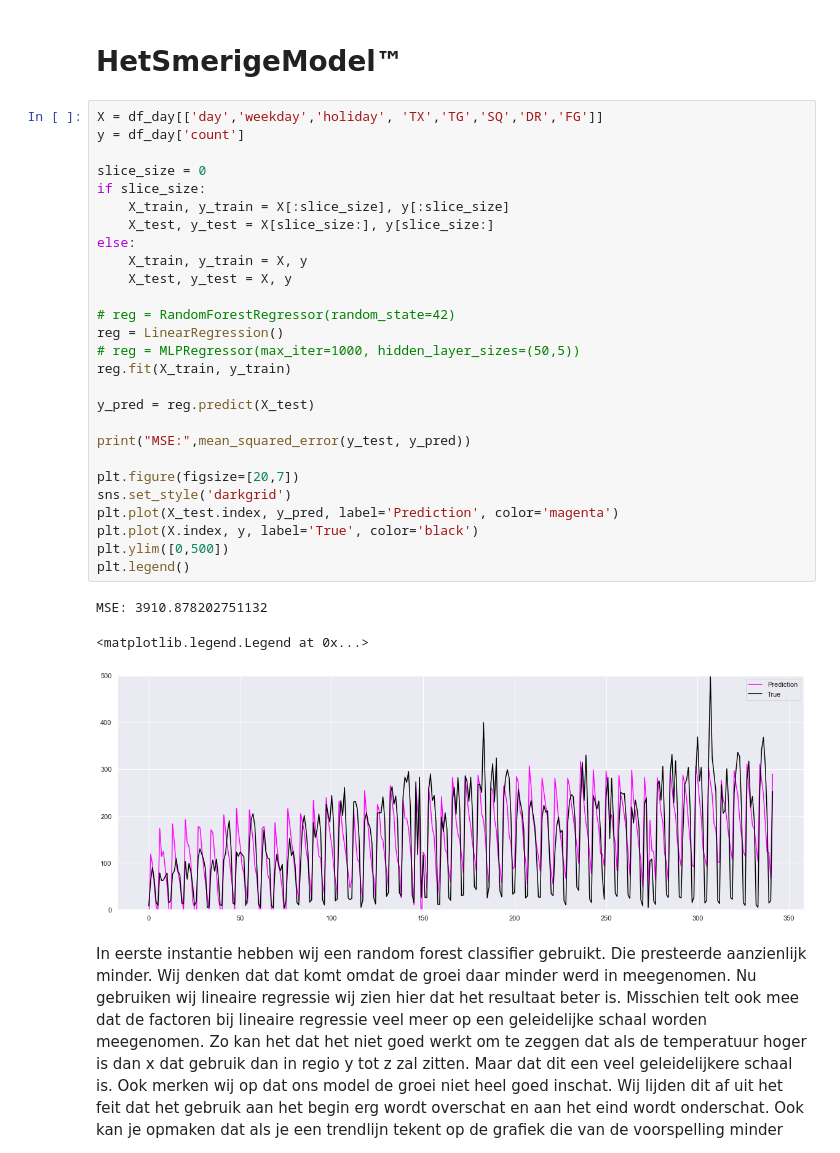
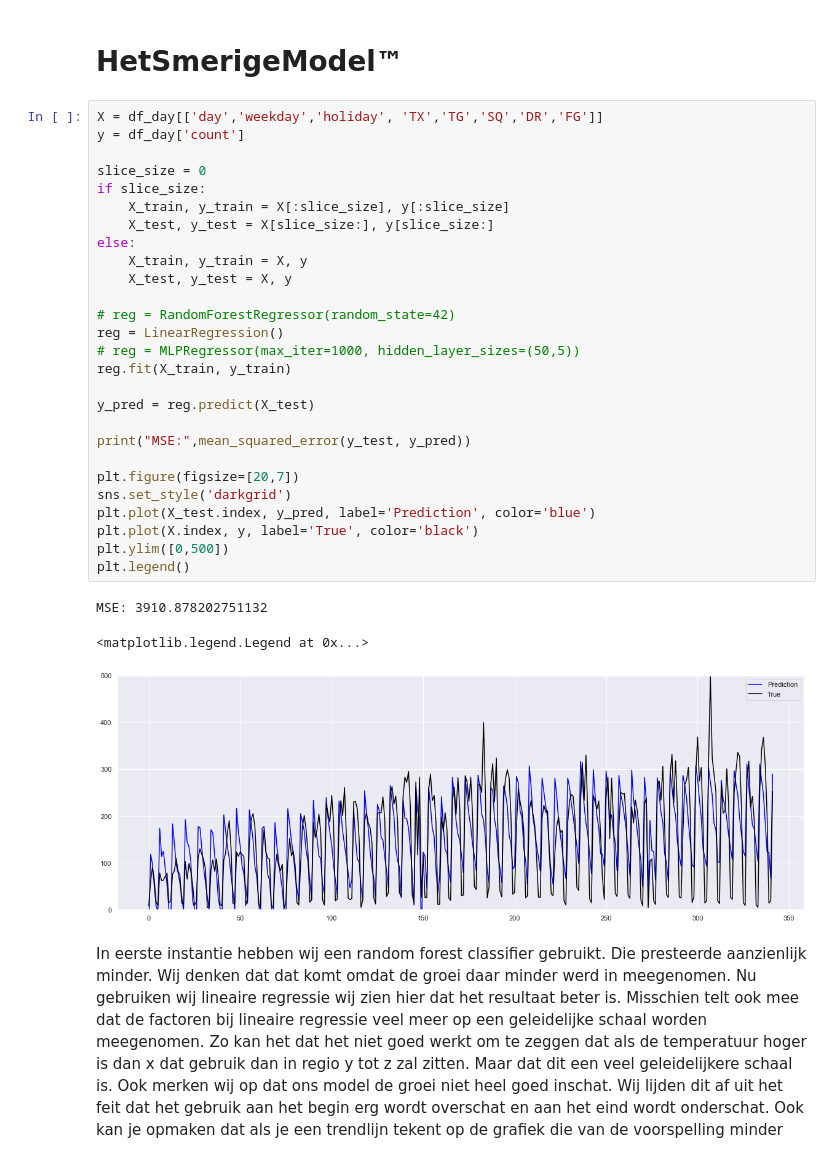
Before and after one commit to LucasVanWijk/Distributed-Processing-1, a Jupyter notebook: assignment_1/extended_analysis.ipynb, the cells around one changed output. Drawn from its saved outputs; the diff is of its cells as text.

```diff
--- a/assignment_1/extended_analysis.ipynb
+++ b/assignment_1/extended_analysis.ipynb
@@ -300,34 +301,34 @@ df_day
 # %%
 X = df_day[['day','weekday','holiday', 'TX','TG','SQ','DR','FG']]
 y = df_day['count']
 
 slice_size = 0
 if slice_size:
     X_train, y_train = X[:slice_size], y[:slice_size]
     X_test, y_test = X[slice_size:], y[slice_size:]
 else:
     X_train, y_train = X, y
     X_test, y_test = X, y
 
 # reg = RandomForestRegressor(random_state=42)
 reg = LinearRegression()
 # reg = MLPRegressor(max_iter=1000, hidden_layer_sizes=(50,5))
 reg.fit(X_train, y_train)
 
 y_pred = reg.predict(X_test)
 
 print("MSE:",mean_squared_error(y_test, y_pred))
 
 plt.figure(figsize=[20,7])
 sns.set_style('darkgrid')
-plt.plot(X_test.index, y_pred, label='Prediction', color='magenta')
+plt.plot(X_test.index, y_pred, label='Prediction', color='blue')
 plt.plot(X.index, y, label='True', color='black')
 plt.ylim([0,500])
 plt.legend()
 # %% [output]
 MSE: 3910.878202751132
 <matplotlib.legend.Legend at 0x...>
-[figure, old version]
+[figure, new version]
 # %% [markdown]
 In eerste instantie hebben wij een random forest classifier gebruikt. Die presteerde aanzienlijk minder. Wij denken dat dat komt omdat de groei daar minder werd in meegenomen. Nu gebruiken wij lineaire regressie wij zien hier dat het resultaat beter is. Misschien telt ook mee dat de factoren bij lineaire regressie veel meer op een geleidelijke schaal worden meegenomen. Zo kan het dat het niet goed werkt om te zeggen dat als de temperatuur hoger is dan x dat gebruik dan in regio y tot z zal zitten. Maar dat dit een veel geleidelijkere schaal is.
 Ook merken wij op dat ons model de groei niet heel goed inschat. Wij lijden dit af uit het feit dat het gebruik aan het begin erg wordt overschat en aan het eind wordt onderschat. Ook kan je opmaken dat als je een trendlijn tekent op de grafiek die van de voorspelling minder stijl loopt dan die van de daadwerkelijke waarden.
```
Also changed, not shown: parts of 11 cells of this notebook.
